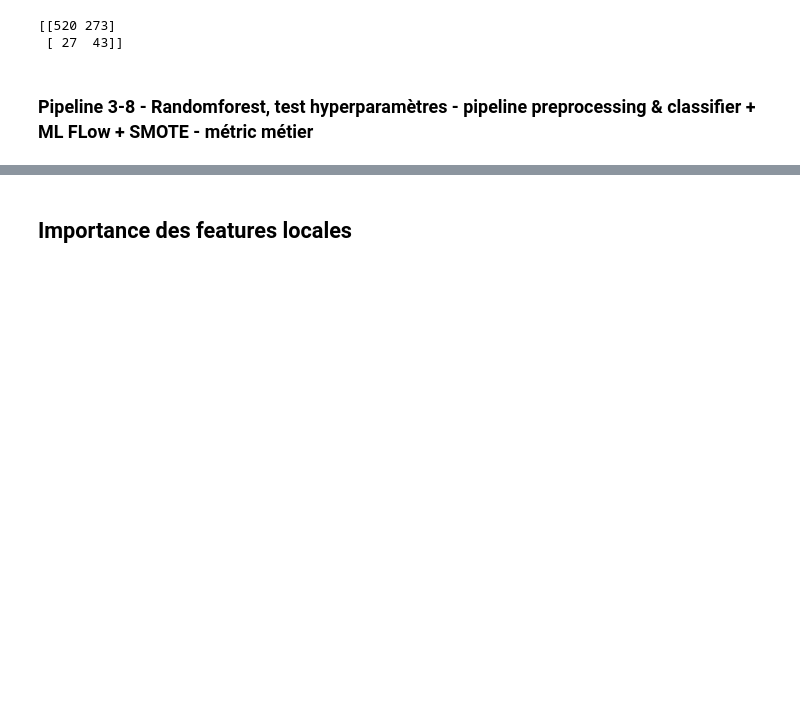
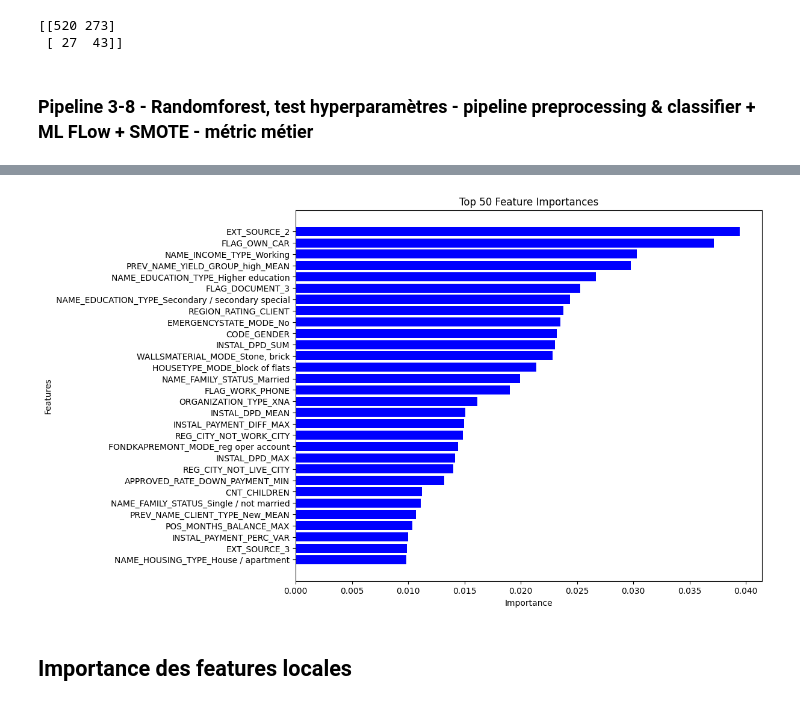
Before and after one commit to DalilaDerdar/SCORING_MODEL, a Jupyter notebook: notebook/Modelisation.ipynb, the cells around one changed output, grey strips where cells are left out. Drawn from its saved outputs; the diff is of its cells as text; code cells hidden in the pictures; blank space fills up the shorter version.

Commit message:
Explain local & global features importances

```diff
--- a/notebook/Modelisation.ipynb
+++ b/notebook/Modelisation.ipynb
@@ -1100,7 +1100,7 @@ scorings = {
 random_search = RandomizedSearchCV(pipeline, param_distributions=param_dist, cv=5, n_jobs=-1, scoring=scorings, refit='roc_auc', n_iter=35)
 
 # Start an MLflow run
-with mlflow.start_run(run_name='Modelisation_custom_metric_4'):
+with mlflow.start_run(run_name='Modelisation_custom_metric_5'):
 
     # Train the model
     random_search.fit(X_train, y_train)
@@ -1184,0 +1187,12 @@ print(results)
+# %%
+# Obtenir les importances des caractéristiques du modèle
+importances = best_model.named_steps['classifier'].feature_importances_
+
+# Créer un DataFrame pour visualiser les importances des caractéristiques
+feature_importances = pd.DataFrame({'Feature': X.columns, 'Importance': importances})
+
+# Trier le DataFrame en fonction des importances
+feature_importances = feature_importances.sort_values(by='Importance', ascending=False)
+
+# Afficher les importances
+print(feature_importances)
@@ -1185,3 +1214,17 @@ print(results)
+# %%
+# Limiter le DataFrame aux 100 caractéristiques les plus importantes
+top_30_features = feature_importances[:30]
+
+# Créer un diagramme à barres pour les importances des caractéristiques
+plt.figure(figsize=(10,8))
+plt.barh(top_30_features['Feature'], top_30_features['Importance'], color='b', align='center')
+plt.xlabel('Importance')
+plt.ylabel('Features')
+plt.title('Top 50 Feature Importances')
+plt.gca().invert_yaxis()  # Inverser l'axe y pour afficher la caractéristique la plus importante en haut
+plt.show()
+# %% [output]
+[figure, added]
 # %% [markdown]
 ## Importance des features locales
 # %%
```
Also changed, not shown: parts of 6 cells of this notebook.
